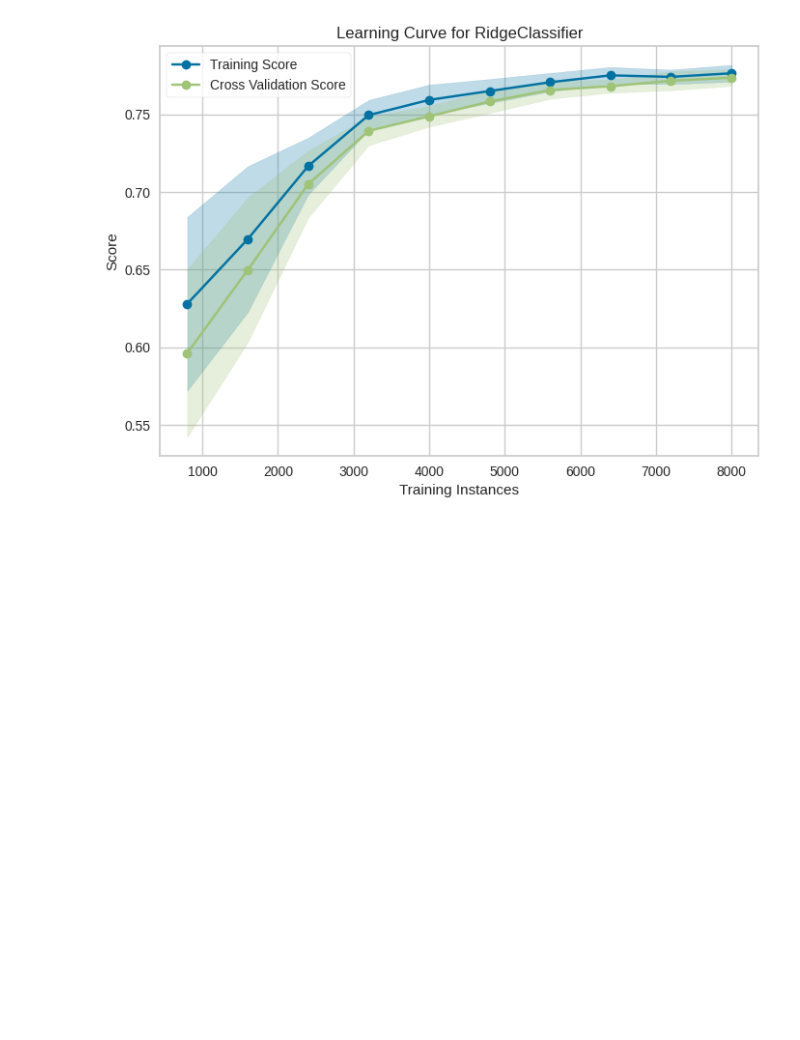
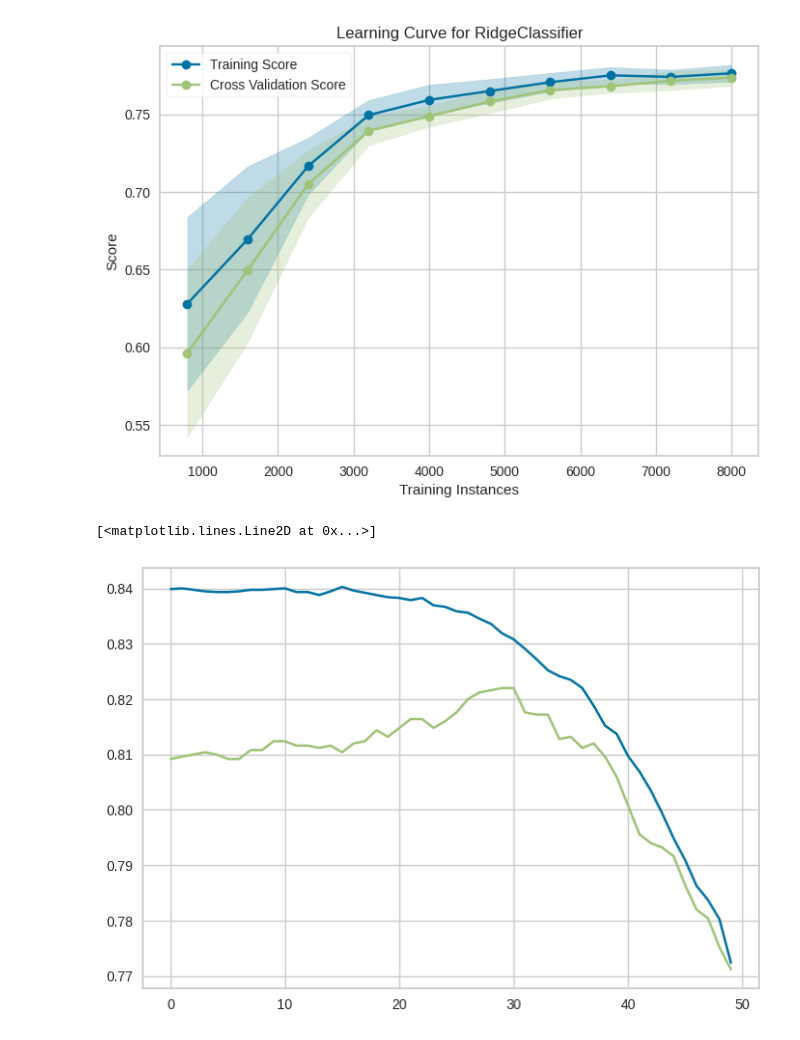
Before and after one commit to woodwyyn/ML, a Jupyter notebook: ML4_4.ipynb, the cells around one changed output. Cells and saved outputs as stored; diff of their text form; code cells hidden in the pictures; blank space fills up the shorter version.

```diff
--- a/ML4_4.ipynb
+++ b/ML4_4.ipynb
@@ -50,3 +50,17 @@ visualizer = LearningCurve(
 ).fit(X, y) .show()
 # %% [output]
 [figure]
+# %%
+from sklearn.linear_model import RidgeClassifier
+trains = []
+tests = []
+for i in np.logspace(2, 6, 50):
+  ridge = RidgeClassifier(alpha=i).fit(X_train, y_train)
+  trains.append(ridge.score(X_train, y_train))
+  tests.append(ridge.score(X_test, y_test))
+
+plt.plot(trains)
+plt.plot(tests)
+# %% [output]
+[<matplotlib.lines.Line2D at 0x...>]
+[figure, added]
```
